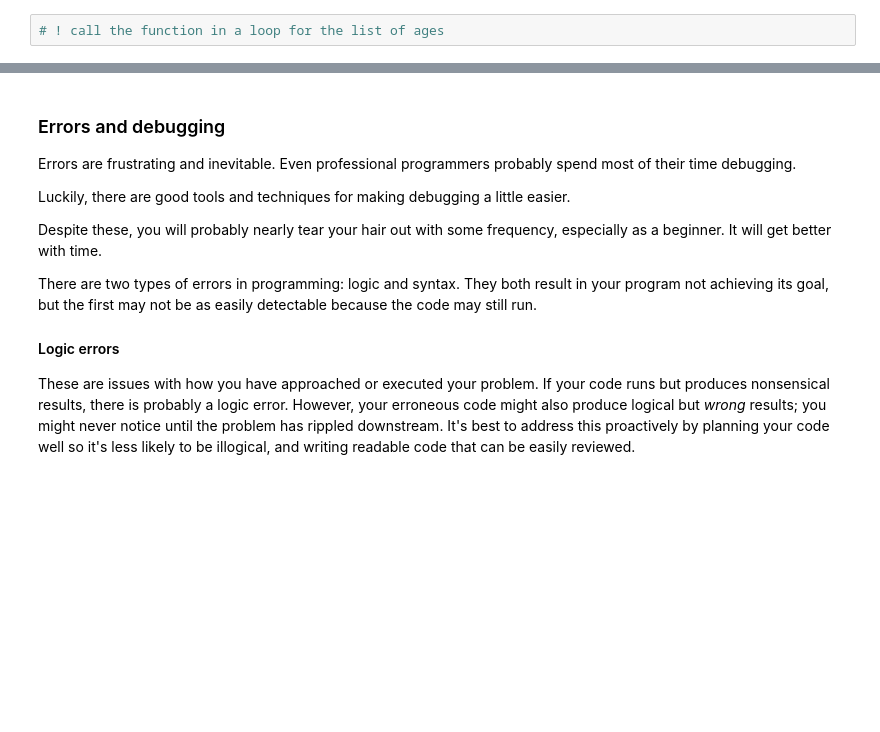
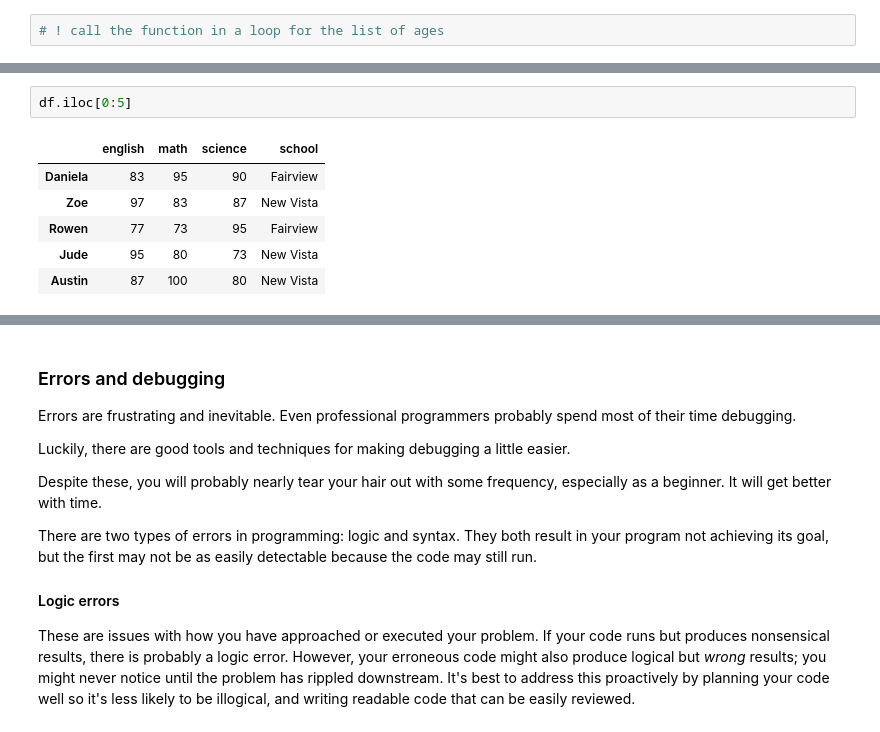
Before and after one commit to ncsg/ursp688y_sp2025, a Jupyter notebook: demos/demo02/demo02_live.ipynb, the cells around one changed output, grey strips where cells are left out. Drawn from its saved outputs; the diff is of its cells as text; blank space fills up the shorter version.

```diff
--- a/demos/demo02/demo02_live.ipynb
+++ b/demos/demo02/demo02_live.ipynb
@@ -332,0 +440,9 @@ Functions are pre-defined programming components that do things. Often, they tak
+# %%
+df.iloc[0:5]
+# %% [output]
+|  | english | math | science | school |
+| Daniela | 83 | 95 | 90 | Fairview |
+| Zoe | 97 | 83 | 87 | New Vista |
+| Rowen | 77 | 73 | 95 | Fairview |
+| Jude | 95 | 80 | 73 | New Vista |
+| Austin | 87 | 100 | 80 | New Vista |
```
Also changed, not shown: parts of 22 cells of this notebook.
